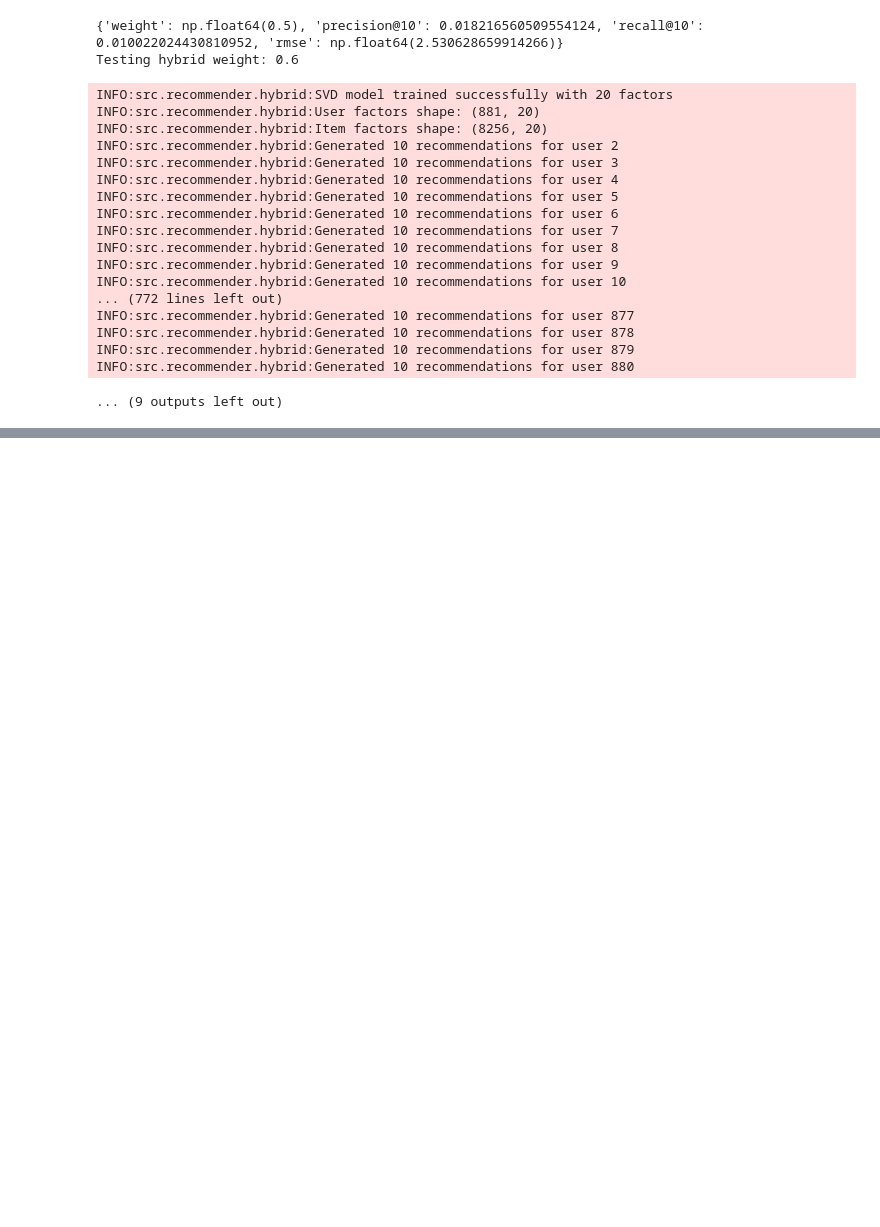
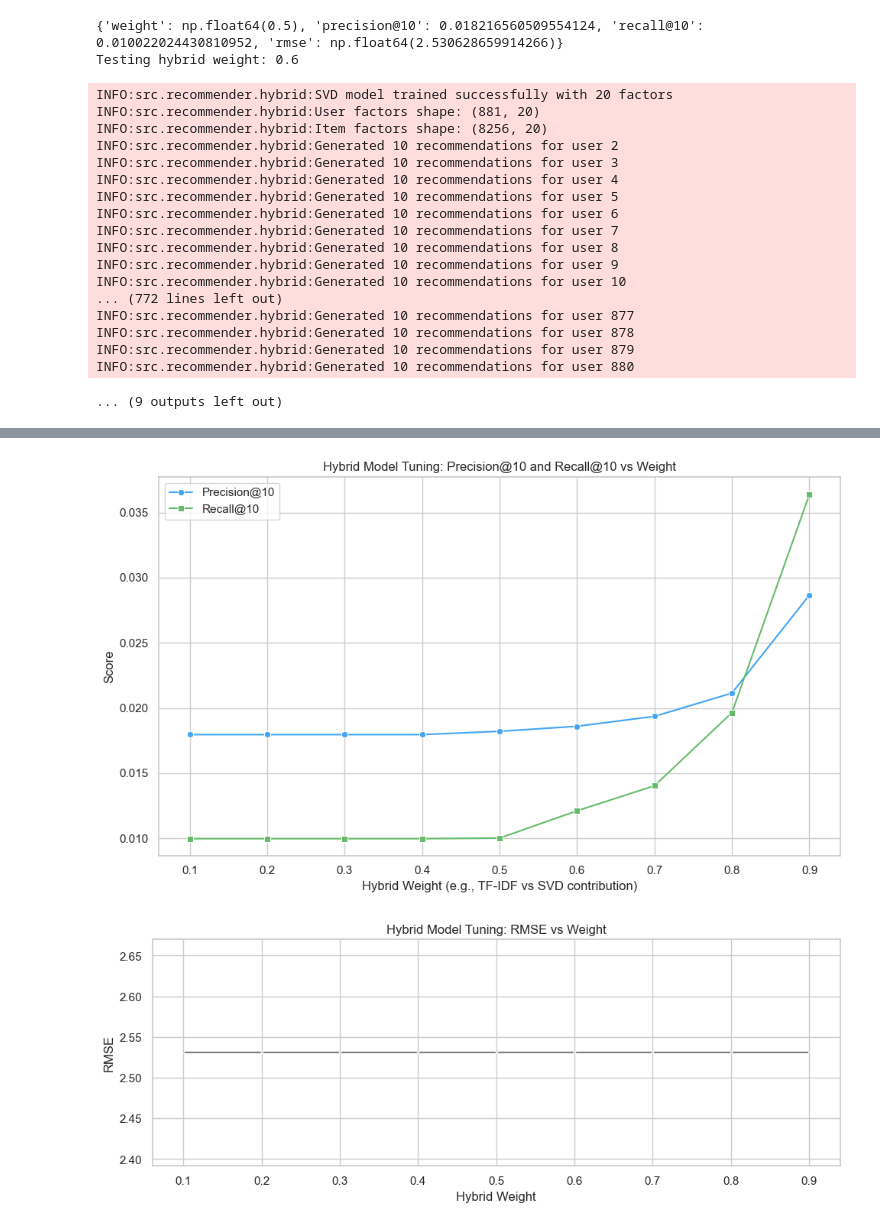
Before and after one commit to maryamzaman30/Data-Driven-Personalized-Educational-Content-Recommendation-System, a Jupyter notebook: notebooks/03_svd_hybrid.ipynb, the cells around one changed output, grey strips where cells are left out. Saved outputs shown, nothing was run; the diff lists cells and outputs as text; code cells hidden in the pictures; blank space fills up the shorter version.

Commit message:
SVD Model Implementation completed

```diff
--- a/notebooks/03_svd_hybrid.ipynb
+++ b/notebooks/03_svd_hybrid.ipynb
@@ -456,0 +549,28 @@ INFO:src.recommender.hybrid:Generated 10 recommendations for user 880
+# %%
+# Step 1: Load data
+df = pd.read_csv('../data/cleaned/hybrid_tuning_results.csv')
+
+# Step 2: Plot Precision@10 and Recall@10
+plt.figure(figsize=(10, 6))
+sns.lineplot(data=df, x='weight', y='precision@10', marker='o', label='Precision@10', color='#42a5f5')
+sns.lineplot(data=df, x='weight', y='recall@10', marker='s', label='Recall@10', color='#66bb6a')
+
+plt.title('Hybrid Model Tuning: Precision@10 and Recall@10 vs Weight')
+plt.xlabel('Hybrid Weight (e.g., TF-IDF vs SVD contribution)')
+plt.ylabel('Score')
+plt.legend()
+plt.tight_layout()
+plt.show()
+
+# Step 3: Plot RMSE separately
+plt.figure(figsize=(10, 4))
+sns.lineplot(data=df, x='weight', y='rmse', marker='x', color='gray')
+
+plt.title('Hybrid Model Tuning: RMSE vs Weight')
+plt.xlabel('Hybrid Weight')
+plt.ylabel('RMSE')
+plt.tight_layout()
+plt.show()
+# %% [output]
+[figure, added]
+[figure, added]
```
Also changed, not shown: parts of 1 cell of this notebook.
